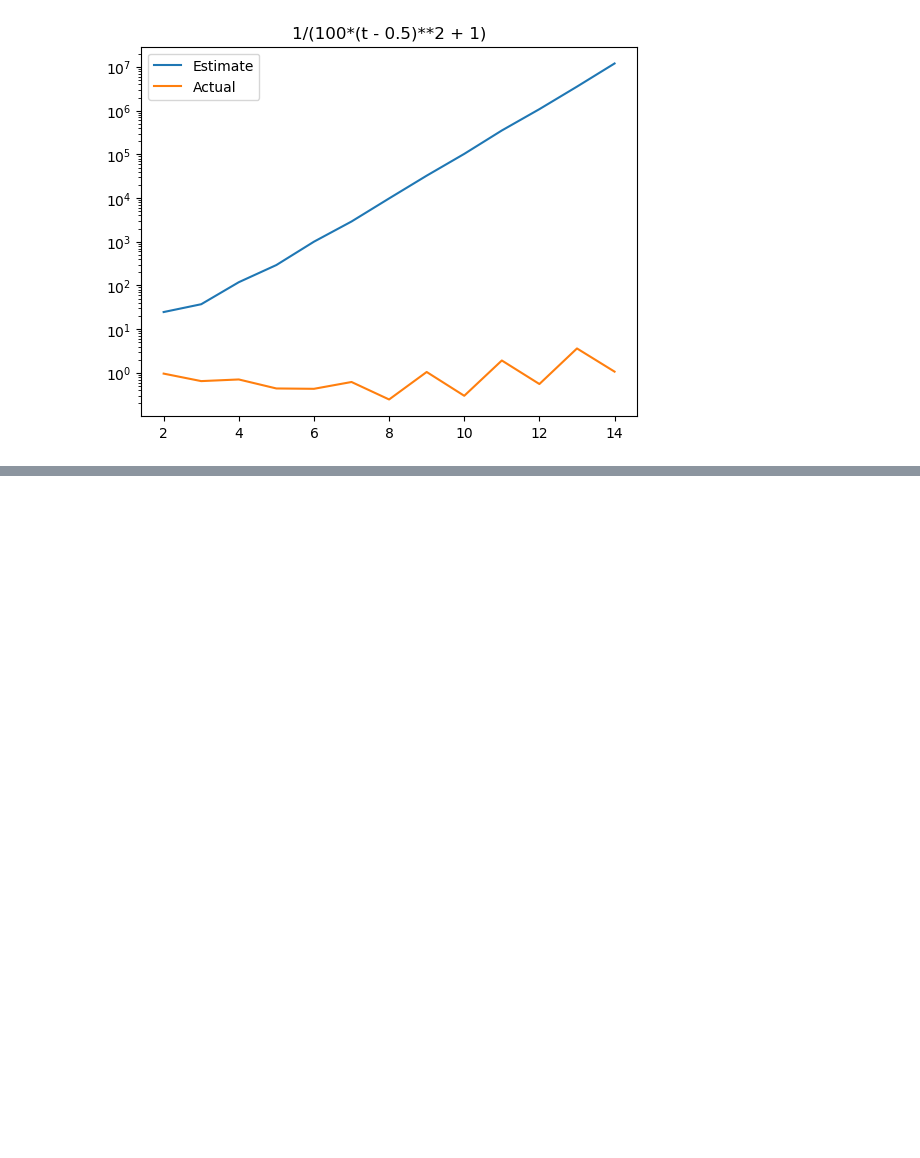
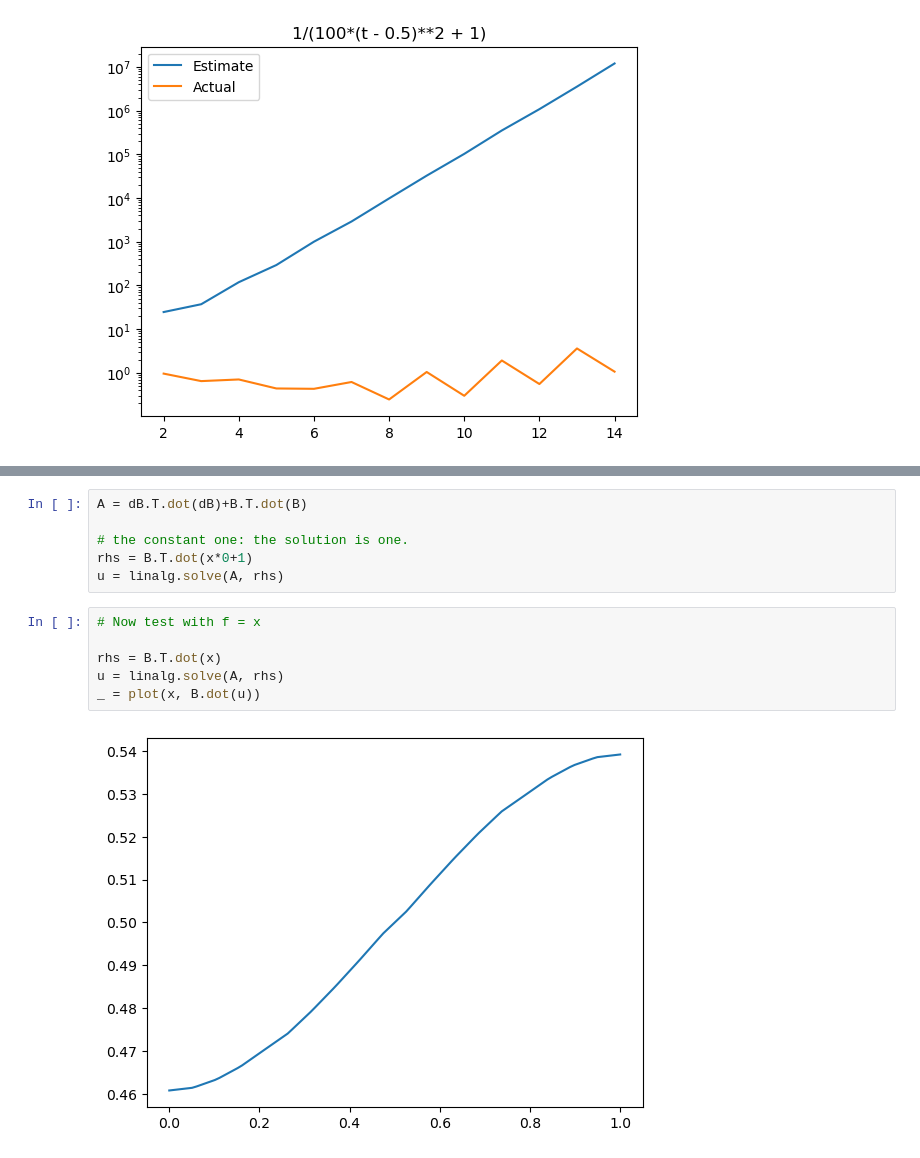
Before and after one commit to ananthkrishna96/Python-Allen-Cahn-FEM-Solver, a Jupyter notebook: Exercises.ipynb, the cells around one changed output, grey strips where cells are left out. Cells and saved outputs as stored; diff of their text form; blank space fills up the shorter version.

```diff
--- a/Exercises.ipynb
+++ b/Exercises.ipynb
@@ -348,0 +349,14 @@ plot(q, pL2, 'go')
+# %%
+A = dB.T.dot(dB)+B.T.dot(B)
+
+# the constant one: the solution is one.
+rhs = B.T.dot(x*0+1)
+u = linalg.solve(A, rhs)
+# %%
+# Now test with f = x
+
+rhs = B.T.dot(x)
+u = linalg.solve(A, rhs)
+_ = plot(x, B.dot(u))
+# %% [output]
+[figure, added]
```
Also changed, not shown: parts of 20 cells of this notebook.
